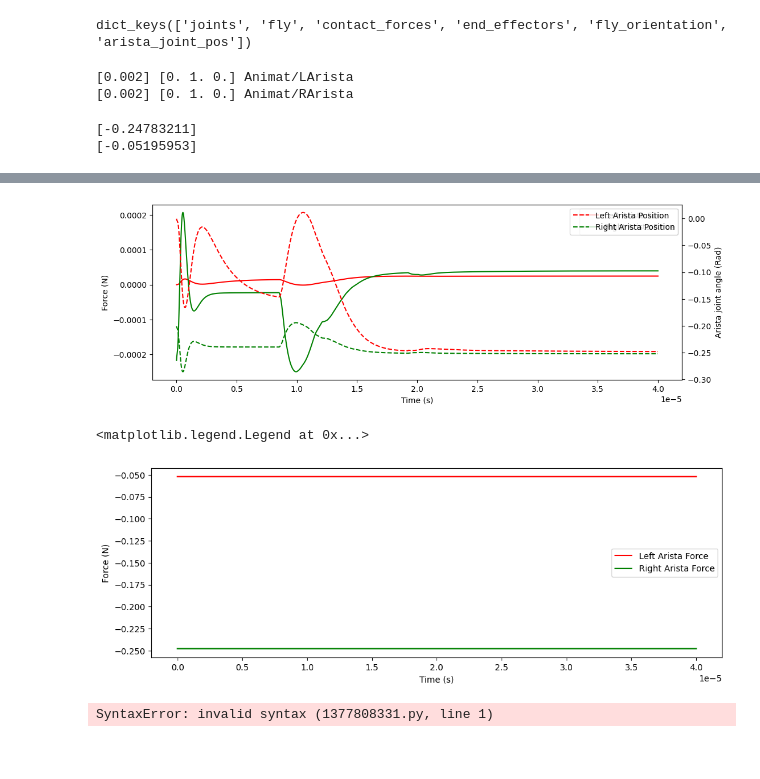
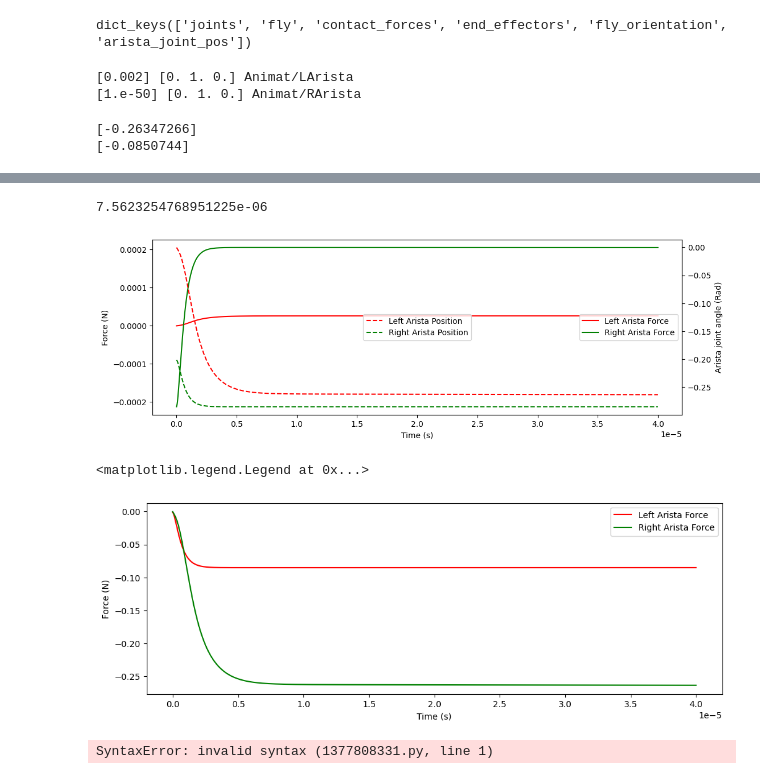
Before and after one commit to Nekoemy/CoBAR_wind_sensing, a Jupyter notebook: test_projet.ipynb, the cells around one changed output, grey strips where cells are left out. Cells and saved outputs as stored; diff of their text form; code cells hidden in the pictures; blank space fills up the shorter version.

```diff
--- a/test_projet.ipynb
+++ b/test_projet.ipynb
@@ -64,9 +64,12 @@ class AristaNMF(NeuroMechFly):
             if joint.name in self.actuated_joints:
                 joint.stiffness = self.sim_params.joint_stiffness
                 joint.damping = self.sim_params.joint_damping
-            elif "Arista" in joint.name:
+            elif "LArista" in joint.name:
                 joint.stiffness = 0.002
-                joint.damping = 1e-5
+                joint.damping = 1e-5 #want small to see a rapid movement
+            elif "RArista" in joint.name:
+                joint.stiffness = 1e-50
+                joint.damping = 1e-50
             elif "Head" in joint.name:
                 joint.stiffness = 1000.0
                 joint.damping = 1000.0
@@ -88,7 +91,6 @@ class AristaNMF(NeuroMechFly):
             )
             self._arista_sensors.append(arista_sensor_torque)
             self._arista_sensors.append(arista_sensor_joint)
-
 
 
         return super()._add_joint_sensors()
@@ -148,10 +150,10 @@ for i in range(target_num_steps):
     # # here, we simply use the recorded joint angles as the target joint angles
     obs, reward, terminated, truncated, info = arista_nmf.step(action)
     obs_list.append(obs)
-    end_effector_L.append(arista_nmf.physics.named.data.qpos[f"Animat/joint_LArista"])
-    end_effector_R.append(arista_nmf.physics.named.data.qpos[f"Animat/joint_RArista"])
+    end_effector_L.append(arista_nmf.physics.named.data.qpos[f"Animat/joint_LArista"].copy())
+    end_effector_R.append(arista_nmf.physics.named.data.qpos[f"Animat/joint_RArista"].copy())
 
 
     arista_nmf.render()
 
-arista_nmf.save_video("arista.mp4", 0)
+arista_nmf.save_video("arista2.mp4", 0)
@@ -167,7 +173,7 @@ jnt2 = arista_nmf.physics.model.jnt("Animat/joint_RArista")
 print(jnt2.stiffness, jnt2.axis, arista_nmf.physics.model.id2name(jnt2.bodyid, "body"))
 # %% [output]
 [0.002] [0. 1. 0.] Animat/LArista
-[0.002] [0. 1. 0.] Animat/RArista
+[1.e-50] [0. 1. 0.] Animat/RArista
 # %%
 qpos = arista_nmf.physics.named.data.qpos["Animat/joint_LArista"]
 print(qpos)
@@ -175,6 +181,6 @@ print(qpos)
 qpos = arista_nmf.physics.named.data.qpos["Animat/joint_RArista"]
 print(qpos)
 # %% [output]
-[-0.24783211]
-[-0.05195953]
+[-0.26347266]
+[-0.0850744]
 # %%
@@ -182,29 +188,33 @@ Video("./arista.mp4")
 # %% [output]
 [interactive output not drawn]
+# %%
+arista_joint[0,2]
+# %% [output]
+7.5623254768951225e-06
 # %%
 arista_joint = np.array([obs["arista_joint_pos"] for obs in obs_list])
 time = np.linspace(0, run_time, target_num_steps) * arista_nmf.timestep
 
 # Create a figure and a set of subplots
 fig, ax1 = plt.subplots(figsize=(12, 4))
 
 # Plotting the first and third curves on the left y-axis
 ax1.plot(time, arista_joint[:, 0], 'r',label="Left Arista Force")
 ax1.plot(time, arista_joint[:, 2]-0.00022,'g', label="Right Arista Force")
 ax1.set_xlabel('Time (s)')
 ax1.set_ylabel('Force (N)')
-ax1.legend(loc='best')
+ax1.legend(loc='center right')
 
 # Create a second y-axis for the second and fourth curves
 ax2 = ax1.twinx()
 ax2.plot(time, arista_joint[:, 1], 'r--', label="Left Arista Position")
 ax2.plot(time, arista_joint[:, 3]-0.2, 'g--', label="Right Arista Position")
 ax2.set_ylabel('Arista joint angle (Rad)')
-ax2.legend(loc='best')
+ax2.legend(loc='center')
 
 plt.show()
 # %% [output]
-[figure, old version]
+[figure, new version]
 # %%
 #arista_joint = np.array([obs["arista_end_eff"] for obs in obs_list])
 time = np.linspace(0, run_time, target_num_steps) * arista_nmf.timestep
@@ -220,7 +230,7 @@ ax1.set_ylabel('Force (N)')
 ax1.legend(loc='best')
 # %% [output]
 <matplotlib.legend.Legend at 0x...>
-[figure, old version]
+[figure, new version]
 # %%
 mm/s^2 kg
 # %% [output]
```
Also changed, not shown: parts of 2 cells of this notebook, 3 other files.
